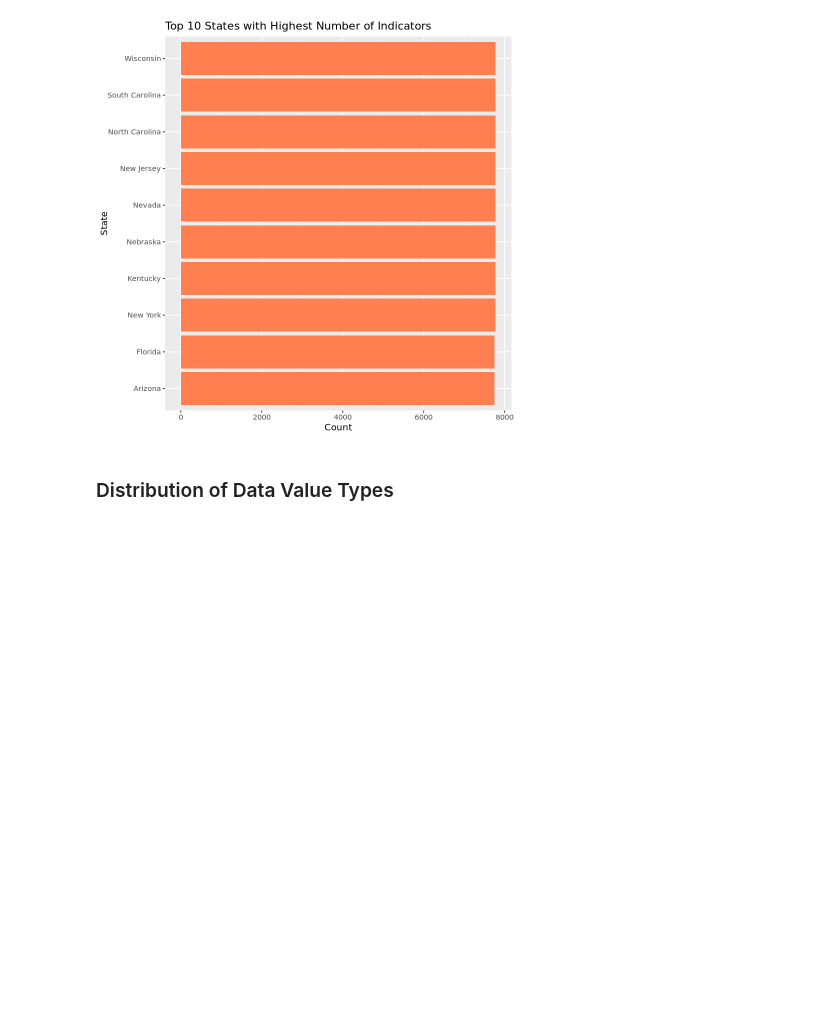
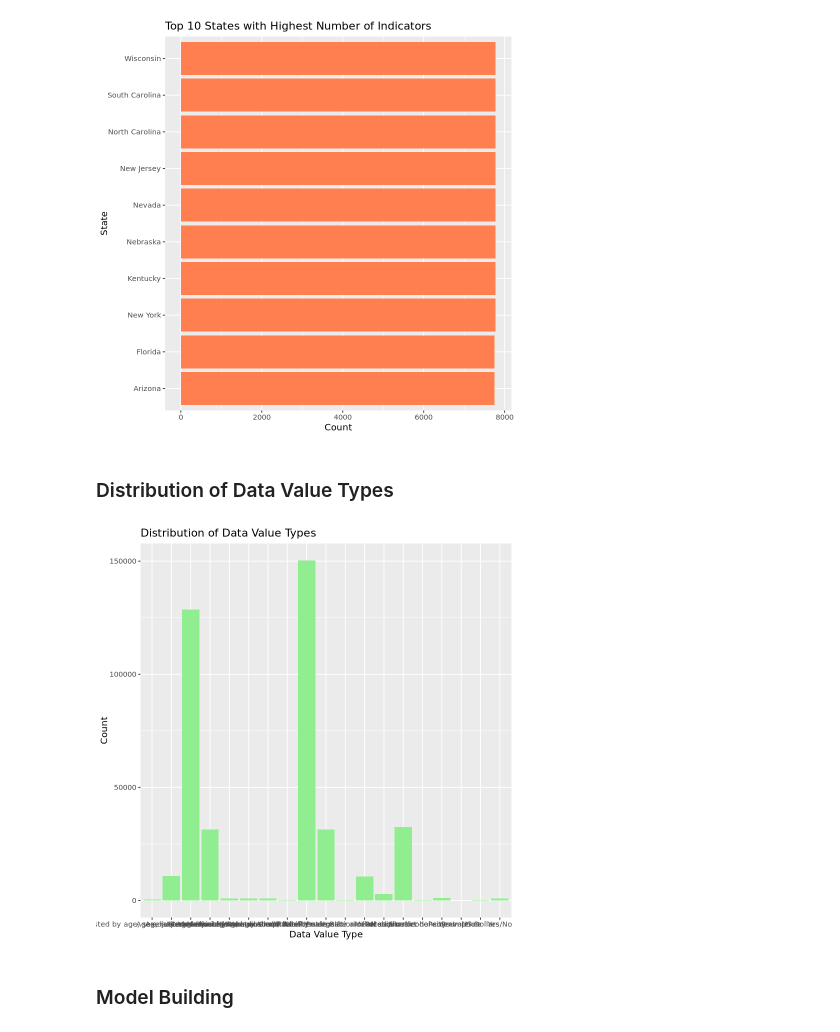
Before and after one commit to jparep/healthcare-analytics-with-R, a Jupyter notebook: healthcare-analysis.ipynb, the cells around one changed output. Saved outputs shown, nothing was run; the diff lists cells and outputs as text; code cells hidden in the pictures; blank space fills up the shorter version.

```diff
--- a/healthcare-analysis.ipynb
+++ b/healthcare-analysis.ipynb
@@ -302,3 +302,12 @@ Selecting by n
 [figure]
 # %% [markdown]
 ### Distribution of Data Value Types
+# %%
+# Plot distribution of data value types
+ggplot(completed_data, aes(x = DataValueType)) +
+  geom_bar(fill = "lightgreen") +
+  labs(title = "Distribution of Data Value Types", x = "Data Value Type", y = "Count")
+# %% [output]
+[figure, added]
+# %% [markdown]
+### Model Building
```
Also changed, not shown: parts of 8 cells of this notebook.
